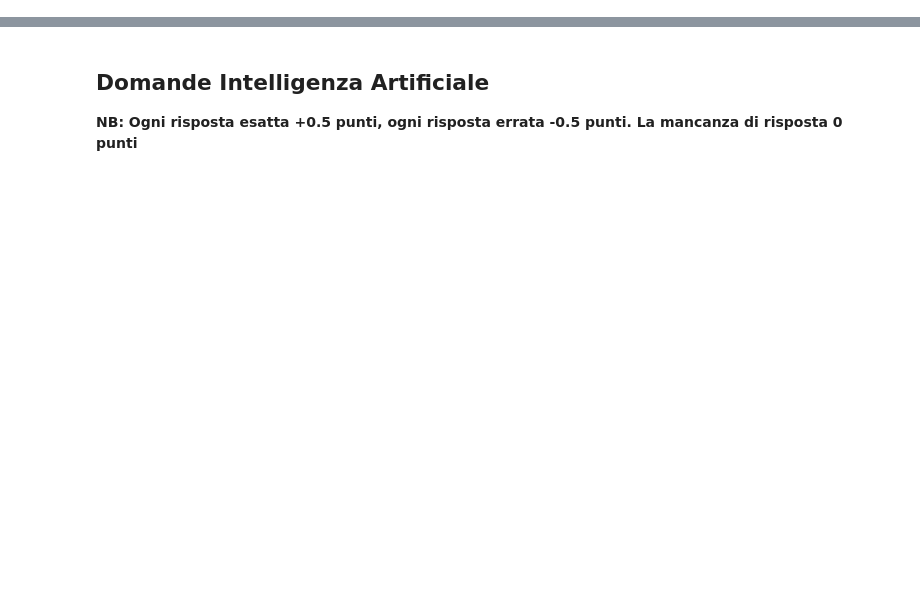
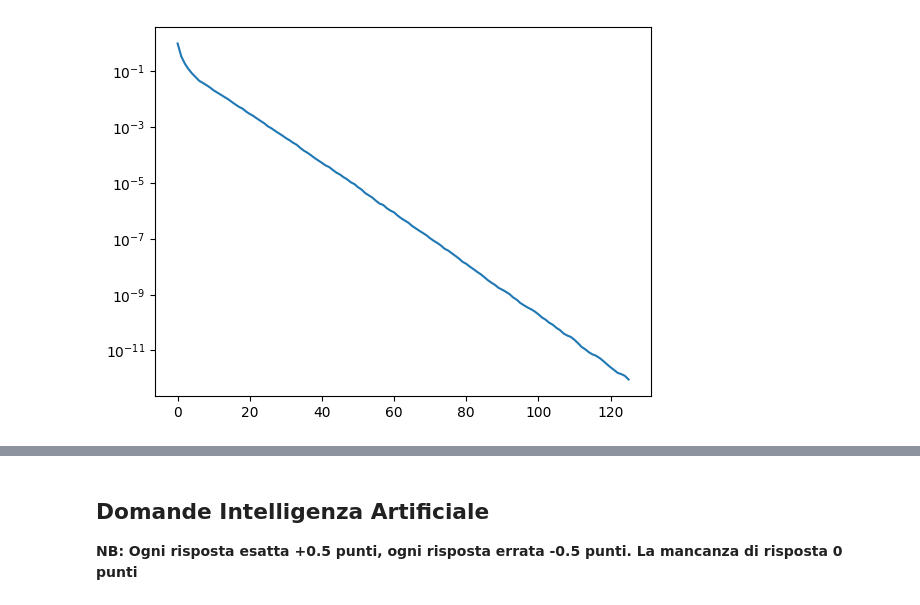
Before and after one commit to alessandrorebosio/Numerical-methods-for-AI, a Jupyter notebook: older-exams/exam-III.ipynb, the cells around one changed output, grey strips where cells are left out. Cells and saved outputs as stored; diff of their text form; code cells hidden in the pictures; blank space fills up the shorter version.

```diff
--- a/older-exams/exam-III.ipynb
+++ b/older-exams/exam-III.ipynb
@@ -45,0 +73,99 @@ Per la lettura dei dati procedere nel seguente modo:
+# %%
+from scipy.io import loadmat
+import matplotlib.pylab as plt
+import numpy as np
+
+# Caricamento dei dati dal file MATLAB
+dati = loadmat("./mat/matrix-III.mat")
+A = dati["A"]
+A = A.astype(float)
+b = dati["b"]
+b = b.astype(float)
+
+A1 = dati["A1"]
+A1 = A1.astype(float)
+b1 = dati["b1"]
+b1 = b1.astype(float)
+
+def isSparse(A):
+    return np.count_nonzero(A) / A.size < 0.33
+
+
+def isQuadratic(A):
+    return A.shape[0] == A.shape[1]
+
+
+def isSymmetric(A):
+    return np.allclose(A, A.T)
+
+
+def isPositive(A):
+    return isSymmetric(A) and np.all(np.linalg.eigvals(A) > 0)
+
+print("[A] è quadrata?", isQuadratic(A))
+print("[A] è simmetrica?", isSymmetric(A))
+print("[A] è postivia?", isPositive(A))
+print("[A] è grande? Dimensione =", A.shape)
+print("[A] è sparsa?", isSparse(A))
+print("[A] condizionamento:", np.linalg.cond(A))
+
+print("")
+
+print("[A1] è quadrata?", isQuadratic(A1))
+print("[A1] è simmetrica?", isSymmetric(A1))
+print("[A1] è postivia?", isPositive(A1))
+print("[A1] è grande? Dimensione =", A1.shape)
+print("[A1] è sparsa?", isSparse(A1))
+print("[A1] condizionamento:", np.linalg.cond(A1))
+
+print("")
+
+# abbiamo 2 matrici quadrate, simmetriche, positive e sparse.
+# [A] è con ben condizionata (condizionamento basso)
+# [A1] seconda è mal codizionata (condizionamento alto)
+
+x0 = np.zeros((b.size, 1))
+x, vec_er, it_arr, it = conjugate_gradient(A, b, x0, max_it=150)
+
+print("[A] iterazioni Gradiente Coniugato:", it)
+
+plt.semilogy(np.arange(it + 1), vec_er)
+plt.show()
+
+# Confronto tra i metodi usati
+
+# Sistema A x = b
+# - La matrice A è quadrata, simmetrica, definita positiva e sparsa.
+# - Abbiamo usato il metodo del Gradiente Coniugato, che è particolarmente efficiente in questi casi.
+# - Il metodo ha convergito in poche iterazioni (es: it = ...), confermando il buon condizionamento e l'efficacia del metodo.
+
+# Sistema A1 x1 = b1
+# - La matrice A1 è quadrata, simmetrica, definita positiva, ma mal condizionata.
+# - In questo caso, i metodi diretti come Cholesky possono essere numericamente instabili.
+# - Abbiamo quindi usato il metodo SVD, che è stabile anche in presenza di matrici mal condizionate.
+# - Il metodo restituisce una soluzione con errore numerico minimo rispetto alla norma 2, anche se è computazionalmente più costoso.
+
+# In sintesi:
+# - Il metodo del gradiente coniugato è ideale per matrici ben condizionate, simmetriche e sparse.
+# - L’SVD è più robusto per sistemi mal condizionati, a costo di una maggiore complessità computazionale.
+
+x_exact = np.linalg.solve(A, b)
+err_rel = np.linalg.norm(x - x_exact) / np.linalg.norm(x_exact)
+print("Errore relativo CG su A:", err_rel)
+
+x, res = SVDLS(A1, b1)
+
+x_exact = np.linalg.solve(A1, b1)
+err_rel = np.linalg.norm(x - x_exact) / np.linalg.norm(x_exact)
+print("Errore relativo SVD su A1:", err_rel)
+
+# L'errore relativo della soluzione ottenuta con il metodo del gradiente coniugato su A
+# è dell'ordine di 1e-12, confermando l'efficienza e l'accuratezza del metodo su una matrice ben condizionata.
+
+# Anche l'errore relativo della soluzione ottenuta con SVD su A1 è dell'ordine di 1e-13,
+# dimostrando la robustezza numerica dell'SVD nel trattare sistemi mal condizionati.
+
+# Questi risultati confermano le scelte fatte:
+# - gradiente coniugato per A: efficiente e preciso;
+# - SVD per A1: stabile anche se più costoso, ideale in presenza di mal condizionamento.
+# %% [output]
@@ -45,0 +187 @@ Per la lettura dei dati procedere nel seguente modo:
+[figure, added]
```
Also changed, not shown: parts of 13 cells of this notebook, 3 other files.
